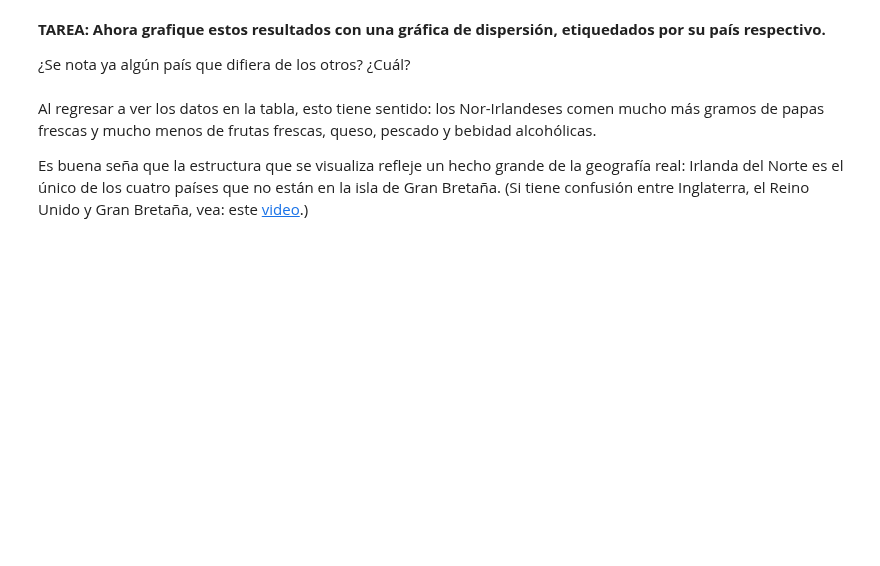
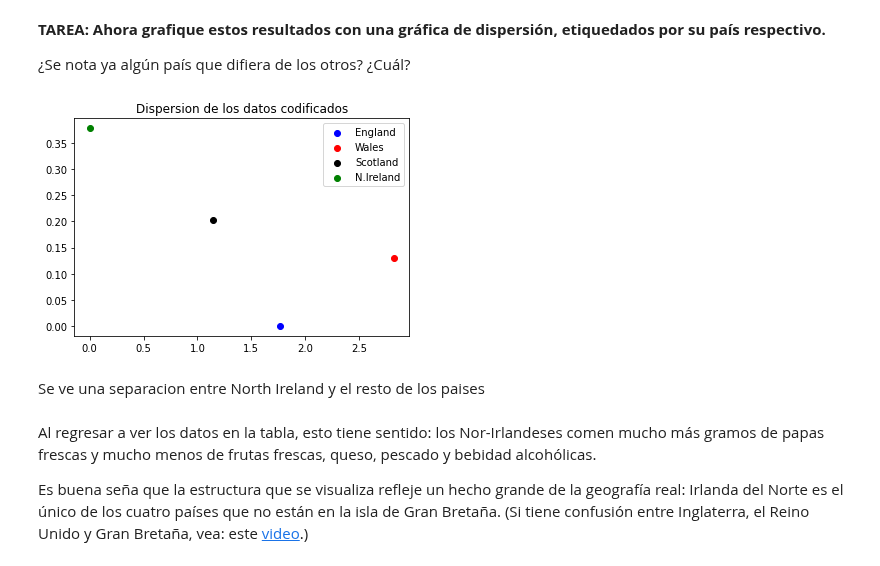
Before and after one commit to ricardoVA999/Lab10-DS, a Jupyter notebook: Lab_10_Autocodifiucadores.ipynb, the cells around one changed output. Cells and saved outputs as stored; diff of their text form; code cells hidden in the pictures; blank space fills up the shorter version.

```diff
--- a/Lab_10_Autocodifiucadores.ipynb
+++ b/Lab_10_Autocodifiucadores.ipynb
@@ -210,0 +192,2 @@ array([[0.7543795 , 0.17328823, 0.        , 0.6058993 , 0.        ,
+# %%
+df_f = pd.DataFrame(index = df_t.index, data =(results_cod))
@@ -217,3 +206,15 @@ array([[0.7543795 , 0.17328823, 0.        , 0.6058993 , 0.        ,
+# %%
+plt.scatter(df_f[0][0], df_f[1][0], c='blue', label='England');
+plt.scatter(df_f[0][1], df_f[1][1], c='red', label='Wales');
+plt.scatter(df_f[0][2], df_f[1][2], c='black', label='Scotland');
+plt.scatter(df_f[0][3], df_f[1][3], c='green', label='N.Ireland');
+plt.title("Dispersion de los datos codificados")
+plt.legend()
+plt.show()
+# %% [output]
+[figure, added]
+# %% [markdown]
+Se ve una separacion entre North Ireland y el resto de los paises
 # %% [markdown]
 Al regresar a ver los datos en la tabla, esto tiene sentido: los Nor-Irlandeses comen mucho más gramos de papas frescas y mucho menos de frutas frescas, queso, pescado y bebidad alcohólicas.
 
```
Also changed, not shown: parts of 7 cells of this notebook, 1 other file.
